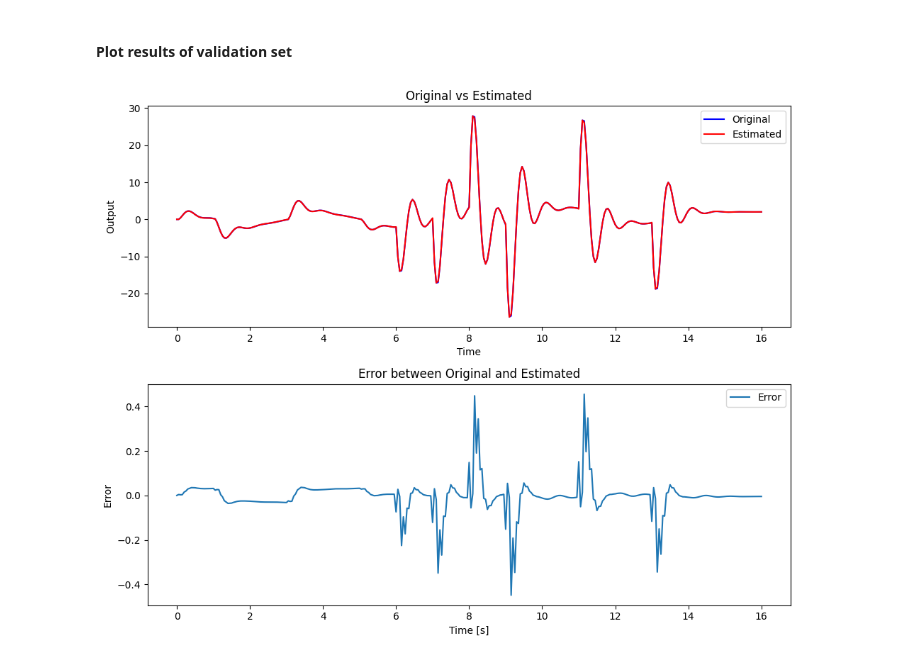
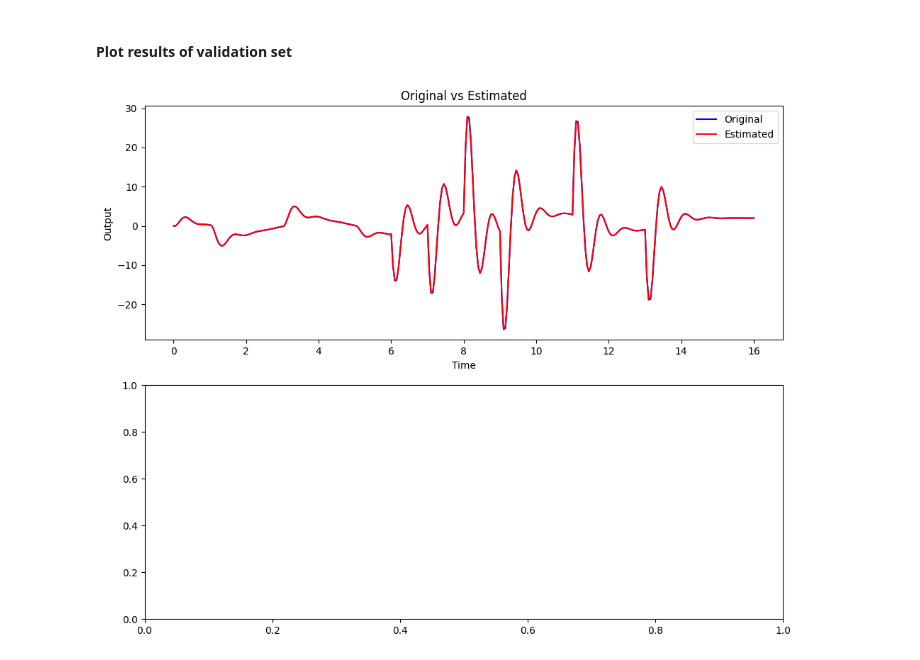
Before and after one commit to MatzeLopi/KIT-2243070, a Jupyter notebook: Exercises/ex1.ipynb, the cells around one changed output. Cells and saved outputs as stored; diff of their text form; code cells hidden in the pictures.

```diff
--- a/Exercises/ex1.ipynb
+++ b/Exercises/ex1.ipynb
@@ -118 +126,8 @@ S_K = [s_k(y,u,NA,NB,k) for k in range(len(y))]
 S_K = np.array(S_K)
+# %%
+y_jax = jnp.array(y)
+u_jax = jnp.array(u)
+y2_jax = jnp.array(y2)
+u2_jax = jnp.array(u2)
+S_K_3 = dbm_math.data_matrix(y_jax, u_jax, NA, NB)
+SU2 = dbm_math.data_matrix(y2_jax, u2_jax, NA, NB)
@@ -119,7 +138,9 @@ S_K = np.array(S_K)
 # %%
 p_hat = np.matmul(np.linalg.pinv(S_K),y)
+
+p_hat:jax.Array = jnp.matmul(jnp.linalg.pinv(S_K_3),jnp.array(y))
 # %%
-Gest = tf(p_hat[NA:], [1] + [-e for e  in p_hat[:NA]], Ts)
+Gest = tf(p_hat[NA:].tolist(), [1] + list([-e for e  in p_hat[:NA].tolist()]), Ts)
 
 y_test, test = step(Gest, T=t)
 y_out, _, x_out = lsim(Gest, u2, T=t2)
@@ -149,20 +170,15 @@ plt.show()
 # %%
 fig, axs = plt.subplots(2, 1, figsize=(10, 8))
 
 axs[0].plot(t2, y2, 'b-', label='Original')
 axs[0].plot(t2, y_out, 'r-', label='Estimated')
 axs[0].legend()
 axs[0].set_xlabel('Time')
 axs[0].set_ylabel('Output')
 axs[0].set_title('Original vs Estimated')
 
-axs[1].plot(t2, (y2 - y_out), label="Error")
-axs[1].legend()
-axs[1].set_xlabel('Time [s]')
-axs[1].set_ylabel('Error')
-axs[1].set_title('Error between Original and Estimated')
 
 plt.tight_layout()
 plt.show()
 # %% [output]
-[figure, old version]
+[figure, new version]
```
Also changed, not shown: parts of 4 cells of this notebook, 3 other files.
